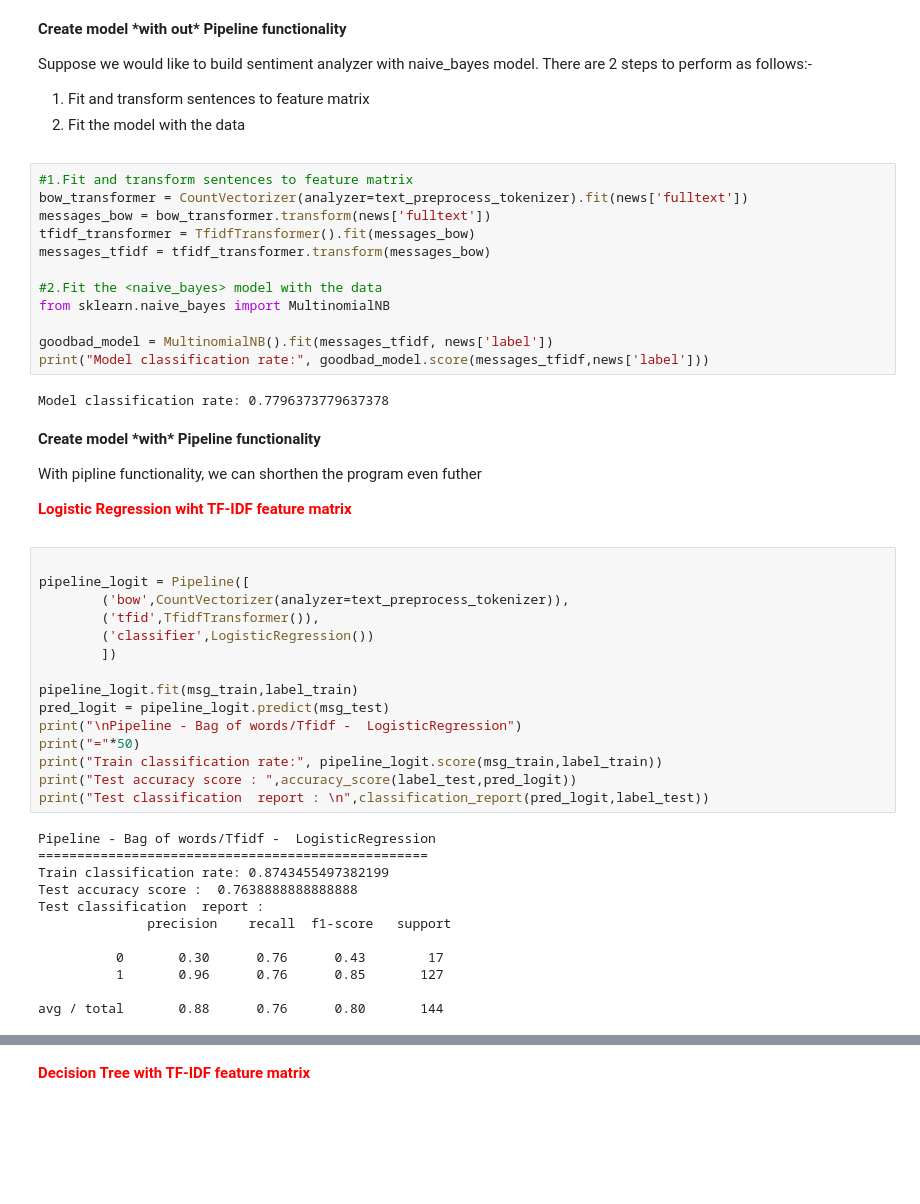
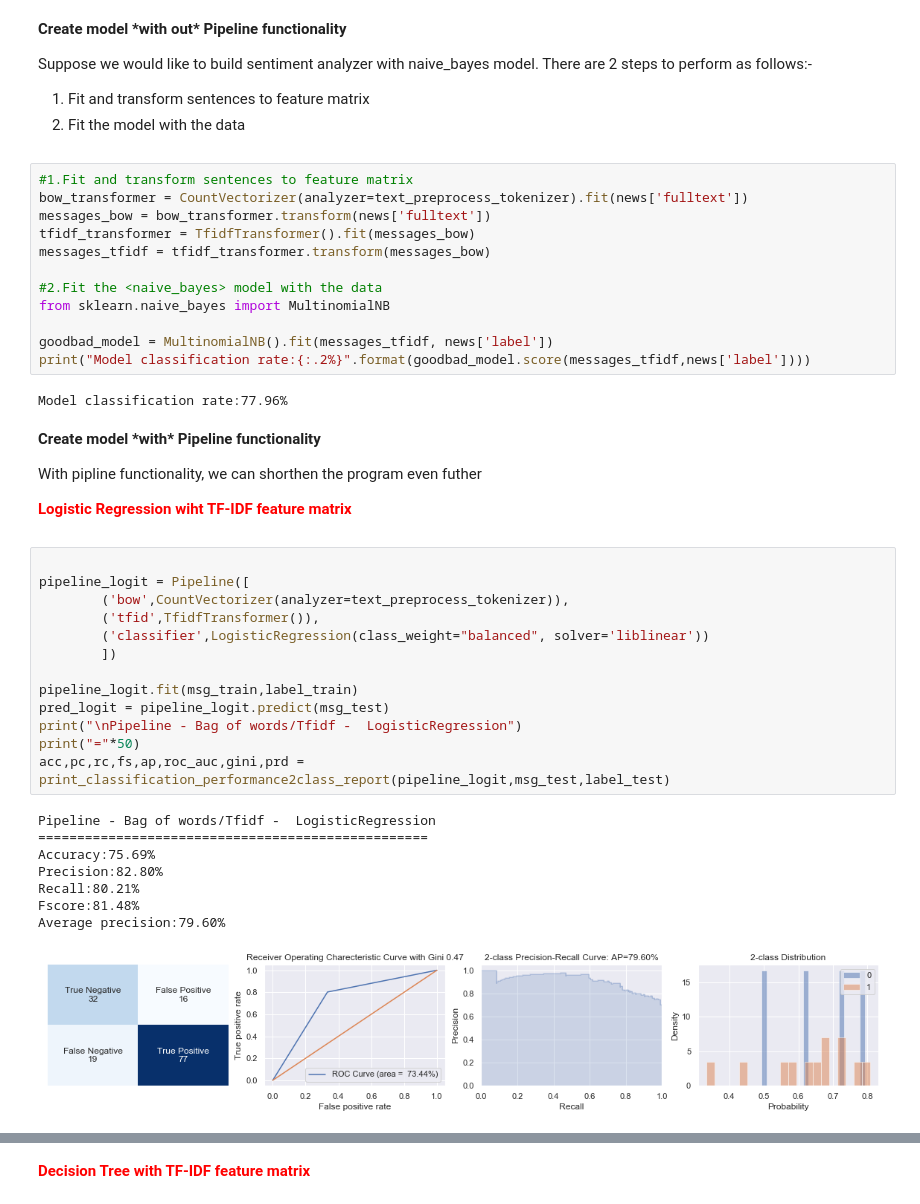
Before and after one commit to swatakit/The-public-and-private-life-of-Big-Data, a Jupyter notebook: StockSentimentIndex.ipynb, the cells around one changed output, grey strips where cells are left out. Drawn from its saved outputs; the diff is of its cells as text; blank space fills up the shorter version.

```diff
--- a/StockSentimentIndex.ipynb
+++ b/StockSentimentIndex.ipynb
@@ -408,9 +432,9 @@ messages_tfidf = tfidf_transformer.transform(messages_bow)
 from sklearn.naive_bayes import MultinomialNB
 
 goodbad_model = MultinomialNB().fit(messages_tfidf, news['label'])
-print("Model classification rate:", goodbad_model.score(messages_tfidf,news['label']))
+print("Model classification rate:{:.2%}".format(goodbad_model.score(messages_tfidf,news['label'])))
 # %% [output]
-Model classification rate: 0.7796373779637378
+Model classification rate:77.96%
 # %% [markdown]
 <font face="Verdana, cursive, sans-serif">
 <p><b>Create model *with* Pipeline functionality</b>
@@ -419,27 +443,22 @@ Model classification rate: 0.7796373779637378
 # %%
 
 pipeline_logit = Pipeline([
         ('bow',CountVectorizer(analyzer=text_preprocess_tokenizer)),
         ('tfid',TfidfTransformer()),
-        ('classifier',LogisticRegression())
+        ('classifier',LogisticRegression(class_weight="balanced", solver='liblinear'))
         ])
 
 pipeline_logit.fit(msg_train,label_train)
 pred_logit = pipeline_logit.predict(msg_test)
 print("\nPipeline - Bag of words/Tfidf -  LogisticRegression")
 print("="*50)
-print("Train classification rate:", pipeline_logit.score(msg_train,label_train))
-print("Test accuracy score : ",accuracy_score(label_test,pred_logit))
-print("Test classification  report : \n",classification_report(pred_logit,label_test))
+acc,pc,rc,fs,ap,roc_auc,gini,prd = print_classification_performance2class_report(pipeline_logit,msg_test,label_test)
 # %% [output]
 Pipeline - Bag of words/Tfidf -  LogisticRegression
 ==================================================
-Train classification rate: 0.8743455497382199
-Test accuracy score :  0.7638888888888888
-Test classification  report :
-              precision    recall  f1-score   support
-
-          0       0.30      0.76      0.43        17
-          1       0.96      0.76      0.85       127
-
-avg / total       0.88      0.76      0.80       144
+Accuracy:75.69%
+Precision:82.80%
+Recall:80.21%
+Fscore:81.48%
+Average precision:79.60%
+[figure, added]
```
Also changed, not shown: parts of 23 cells of this notebook, 1 other file.
